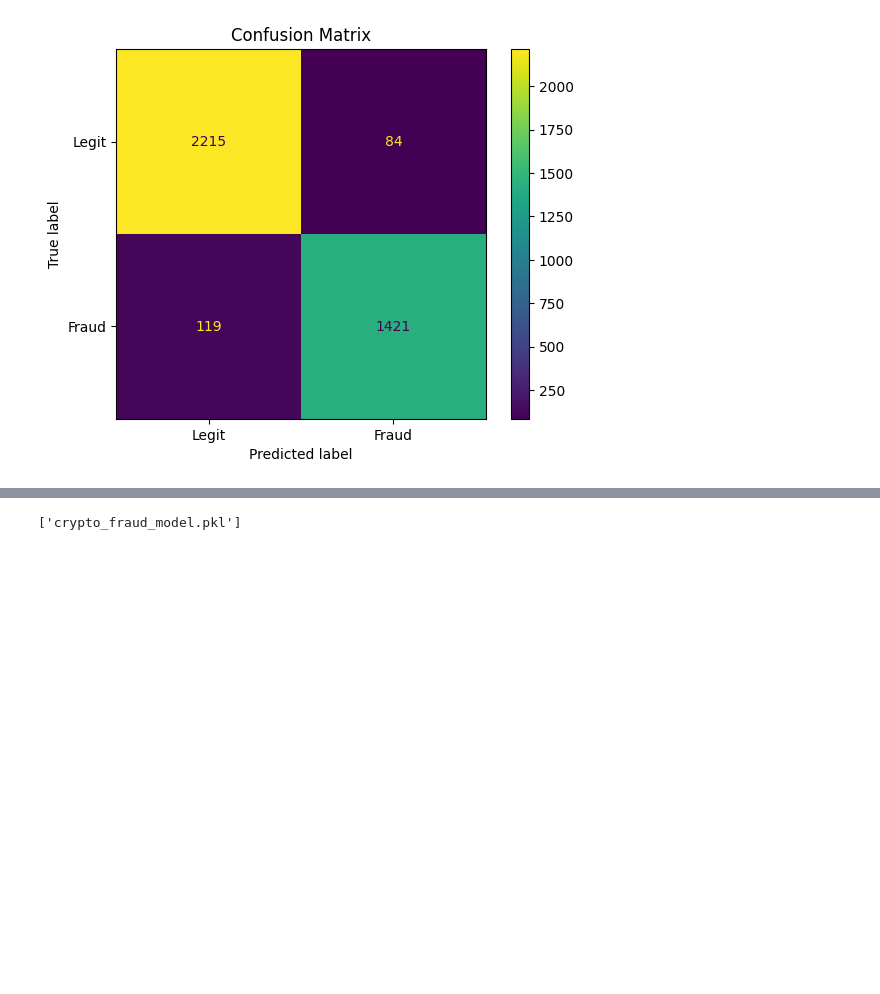
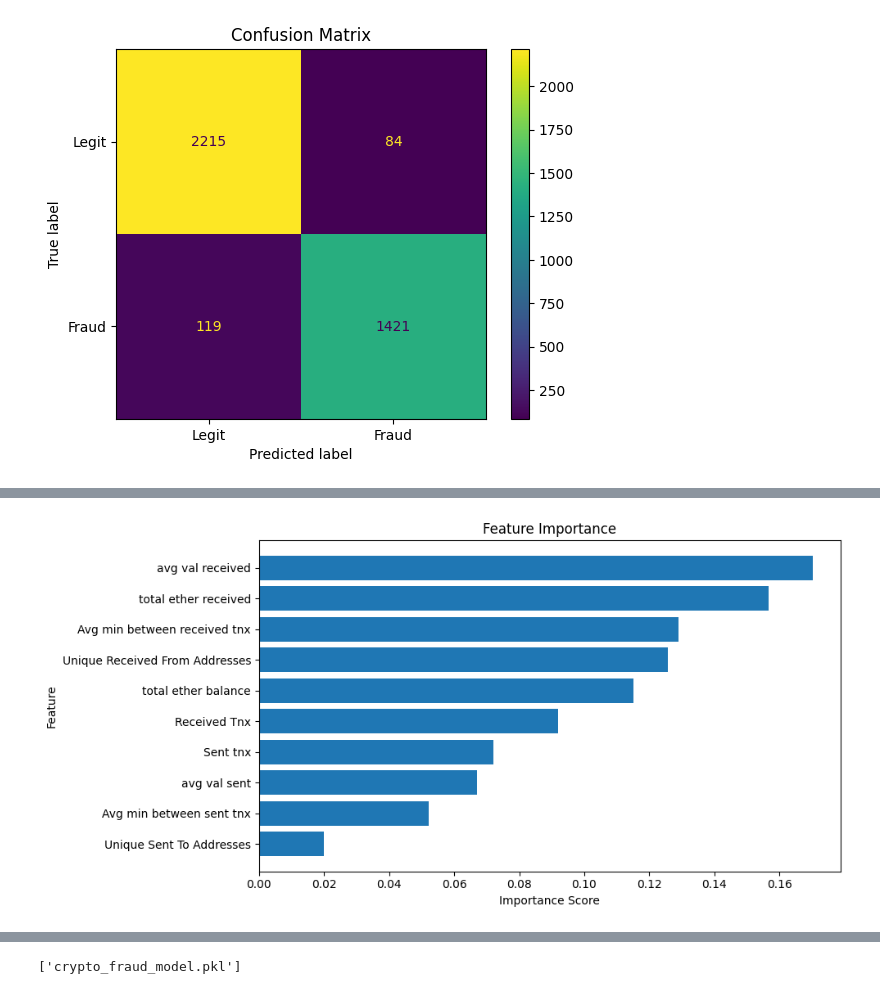
Before and after one commit to anasrazaofficial/rug-pull-detector-ml, a Jupyter notebook: train-model.ipynb, the cells around one changed output, grey strips where cells are left out. Saved outputs shown, nothing was run; the diff lists cells and outputs as text; code cells hidden in the pictures; blank space fills up the shorter version.

```diff
--- a/train-model.ipynb
+++ b/train-model.ipynb
@@ -127,0 +157,27 @@ plt.show()
+# %%
+# 17. Feature importance plot
+feature_importance = pd.DataFrame({
+    "Feature": X_train.columns,
+    "Importance": model.feature_importances_
+})
+
+feature_importance = feature_importance.sort_values(
+    by="Importance",
+    ascending=False
+)
+
+plt.figure(figsize=(10, 5))
+plt.barh(
+    feature_importance["Feature"],
+    feature_importance["Importance"]
+)
+
+plt.title("Feature Importance")
+plt.xlabel("Importance Score")
+plt.ylabel("Feature")
+
+plt.gca().invert_yaxis()
+plt.tight_layout()
+plt.show()
+# %% [output]
+[figure, added]
```
Also changed, not shown: parts of 5 cells of this notebook.
